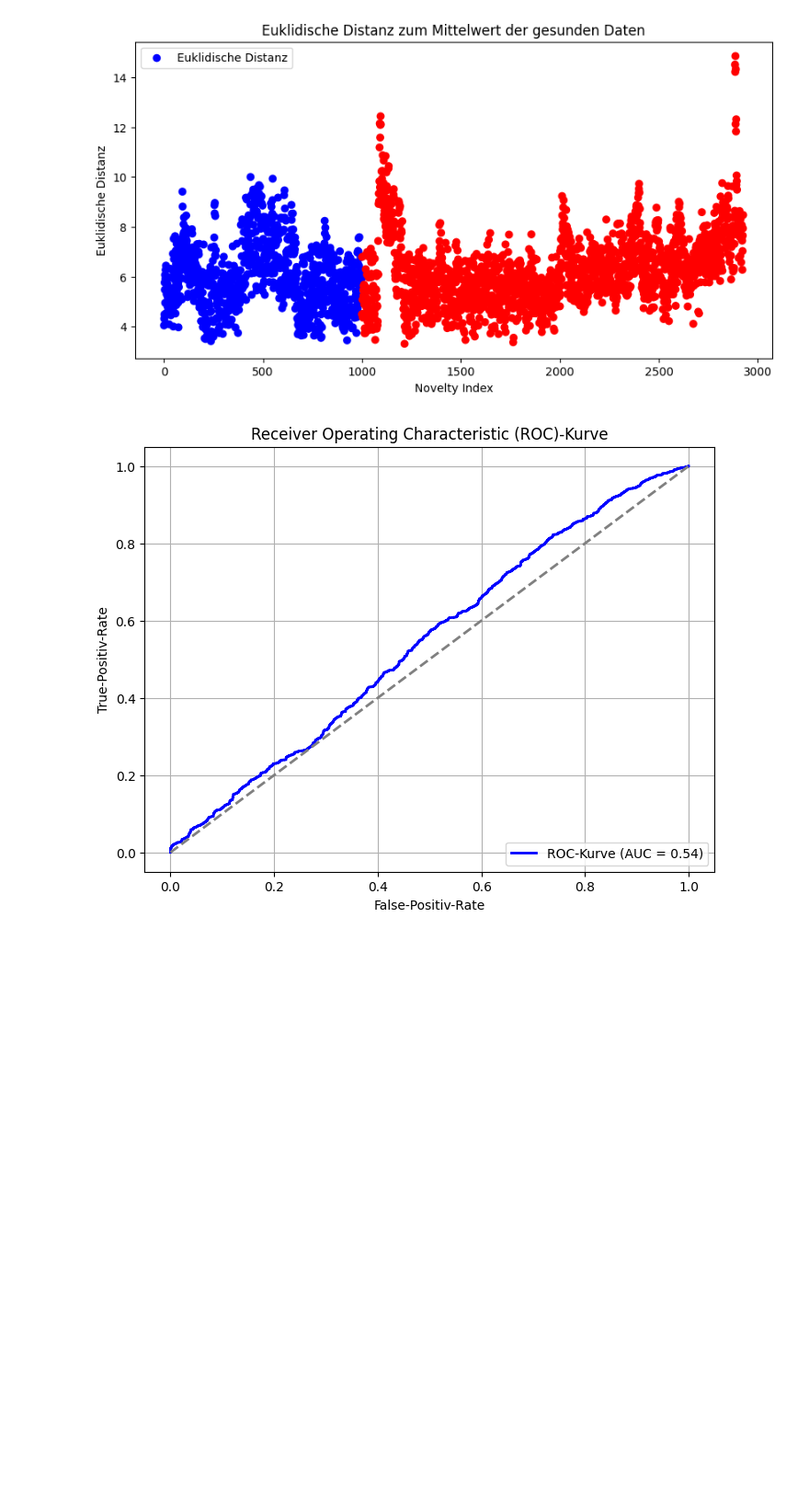
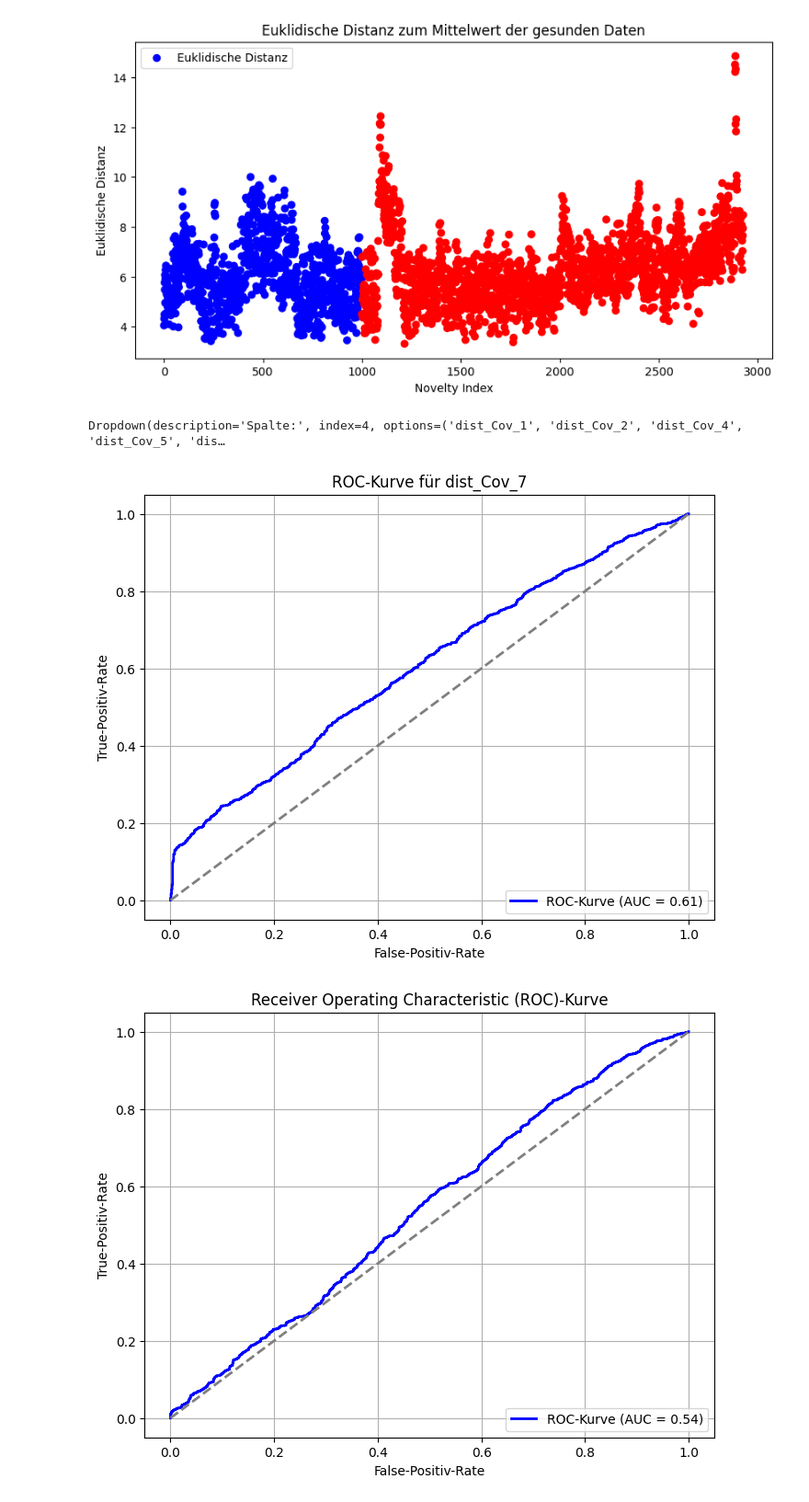
Before and after one commit to Chris-560/Dr.-Movsessian, a Jupyter notebook: Projekt Windkraftanlage/Projekt_Windkraftanlage copy 3.ipynb, the cells around one changed output. Shown at 92% size. Drawn from its saved outputs; the diff is of its cells as text; code cells hidden in the pictures; blank space fills up the shorter version.

```diff
--- a/Projekt Windkraftanlage/Projekt_Windkraftanlage copy 3.ipynb
+++ b/Projekt Windkraftanlage/Projekt_Windkraftanlage copy 3.ipynb
@@ -266,3 +276,9 @@ features_Cov_11_11 = df[['Cov11_11']]
+# %%
+Wind_und_Leistungsdaten=df[['WindSpeed', 'Power_kW', 'DC1_RPM', 'DC2_RPM']]
+
+Umweltbedingungen_und_Leistung = df[['Temperature', 'Preciptation', 'Power_kW']]
+
+ausrichtung_und_Leistung = df[['Pitch_deg', 'Yaw', 'Azimuth', 'Power_kW']]
 # %%
 plt.figure(figsize=(8, 6))
 plt.scatter(df_scaled['Cov1_1'], df_scaled['WindSpeed'], c=df_scaled['label'], cmap='bwr', alpha=0.6)
@@ -303,0 +325,5 @@ df_scaled['novelty_index_new'] = np.sqrt(((df_scaled[feature_cov_columns] - heal
+# %%
+def euclidean_distance(column_names):
+    """ Berechnet die euklidische Distanz für eine gegebene Menge von Spaltennamen """
+    common_columns = list(set(column_names) & set(healthy_mean.index))  # Gemeinsame Spalten finden
+    return np.sqrt(((df_scaled[common_columns] - healthy_mean.loc[common_columns]) ** 2).sum(axis=1))
@@ -304,3 +405,7 @@ df_scaled['novelty_index_new'] = np.sqrt(((df_scaled[feature_cov_columns] - heal
+# %%
+# Erstellen der "label"-Spalte
+distances_df_scaled['label'] = 0  # Setze alle Zeilen auf 0
+distances_df_scaled.loc[1000:, 'label'] = 1  # Setze Zeilen ab Index 1000 auf 1
 # %%
 df_scaled.columns
 # %% [output]
@@ -326,6 +431,54 @@ plt.legend()
 plt.show()
 # %% [output]
 [figure]
+# %%
+import pandas as pd
+import numpy as np
+import matplotlib.pyplot as plt
+from sklearn.metrics import roc_curve, auc
+import ipywidgets as widgets
+from IPython.display import display, clear_output
+
+# Angenommen, Ihr DataFrame heißt 'distances_df'
+# ... (Ihr DataFrame wird hier geladen oder erstellt) ...
+
+def plot_roc_curve(column_name):
+    """Plotet die ROC-Kurve für die ausgewählte Spalte."""
+    fpr, tpr, _ = roc_curve(distances_df_scaled['label'], distances_df_scaled[column_name])
+    roc_auc = auc(fpr, tpr)
+
+    plt.figure(figsize=(8, 6))
+    plt.plot(fpr, tpr, color='blue', lw=2, label=f'ROC-Kurve (AUC = {roc_auc:.2f})')
+    plt.plot([0, 1], [0, 1], color='gray', linestyle='--', lw=2)
+    plt.xlabel('False-Positiv-Rate')
+    plt.ylabel('True-Positiv-Rate')
+    plt.title(f'ROC-Kurve für {column_name}')
+    plt.legend(loc='lower right')
+    plt.grid()
+    plt.show()
+
+def on_column_change(change):
+    """Wird aufgerufen, wenn die ausgewählte Spalte geändert wird."""
+    clear_output()
+    display(column_dropdown)
+    plot_roc_curve(change.new)
+
+# Erstellen des Dropdown-Menüs
+column_dropdown = widgets.Dropdown(
+    options=list(distances_df_scaled.columns),
+    description='Spalte:',
+    disabled=False,
+)
+
+# Verbinden des Dropdown-Menüs mit der Funktion on_column_change
+column_dropdown.observe(on_column_change, names='value')
+
+# Anzeigen des Dropdown-Menüs und des ersten Plots
+display(column_dropdown)
+plot_roc_curve(column_dropdown.value)
+# %% [output]
+Dropdown(description='Spalte:', index=4, options=('dist_Cov_1', 'dist_Cov_2', 'dist_Cov_4', 'dist_Cov_5', 'dis…
+[figure, added]
 # %%
 fpr, tpr, _ = roc_curve(df_scaled['label'], df_scaled['novelty_index_new'])
 roc_auc = auc(fpr, tpr)
```
Also changed, not shown: parts of 21 cells of this notebook.
